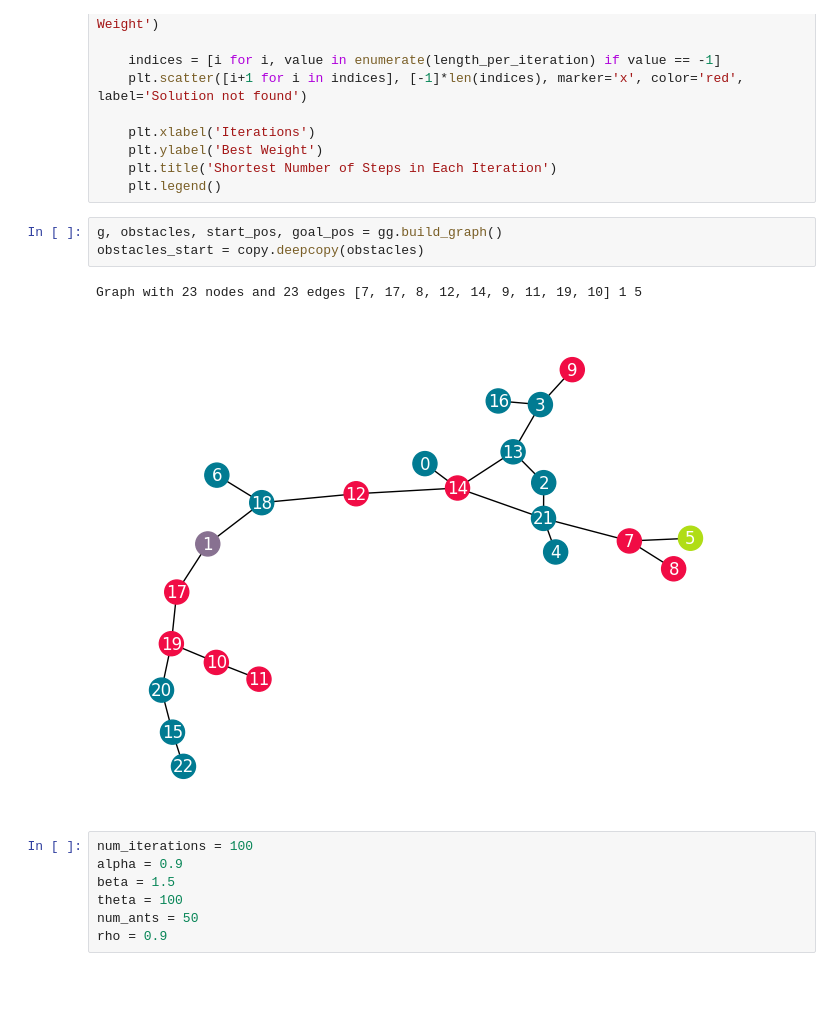
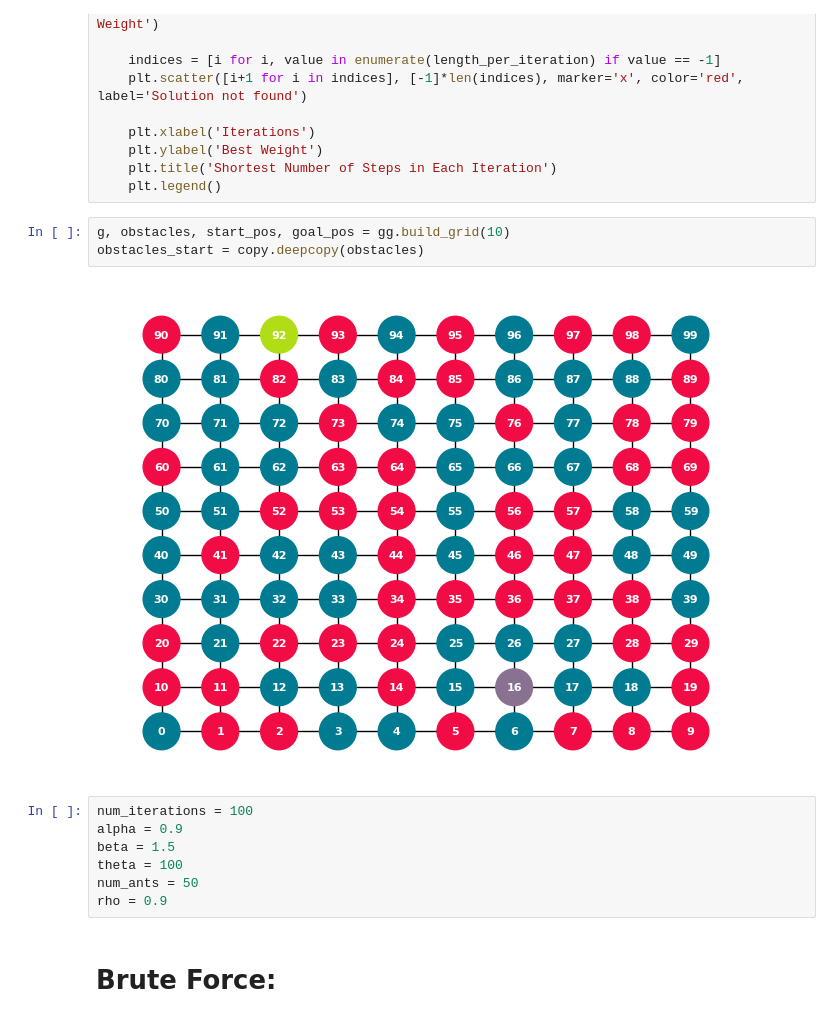
Before and after one commit to MATIJA741/MinimumGraphMotionPlanning, a Jupyter notebook: Comparator.ipynb, the cells around one changed output. Cells and saved outputs as stored; diff of their text form; blank space fills up the shorter version.

Commit message:
Feature: 2D grid type of graph Add tests for 2D grid types of graph. Refactored graph generating functions

```diff
--- a/Comparator.ipynb
+++ b/Comparator.ipynb
@@ -22,11 +29,10 @@ def plot(num_iterations, length_per_iteration):
     plt.title('Shortest Number of Steps in Each Iteration')
     plt.legend()
 # %%
-g, obstacles, start_pos, goal_pos = gg.build_graph()
+g, obstacles, start_pos, goal_pos = gg.build_grid(10)
 obstacles_start = copy.deepcopy(obstacles)
 # %% [output]
-Graph with 23 nodes and 23 edges [7, 17, 8, 12, 14, 9, 11, 19, 10] 1 5
-[figure, old version]
+[figure, new version]
 # %%
 num_iterations = 100
 alpha = 0.9
@@ -34,4 +40,6 @@ beta = 1.5
 theta = 100
 num_ants = 50
 rho = 0.9
+# %% [markdown]
+# Brute Force:
 # %%
```
Also changed, not shown: parts of 11 cells of this notebook, 2 other files.
